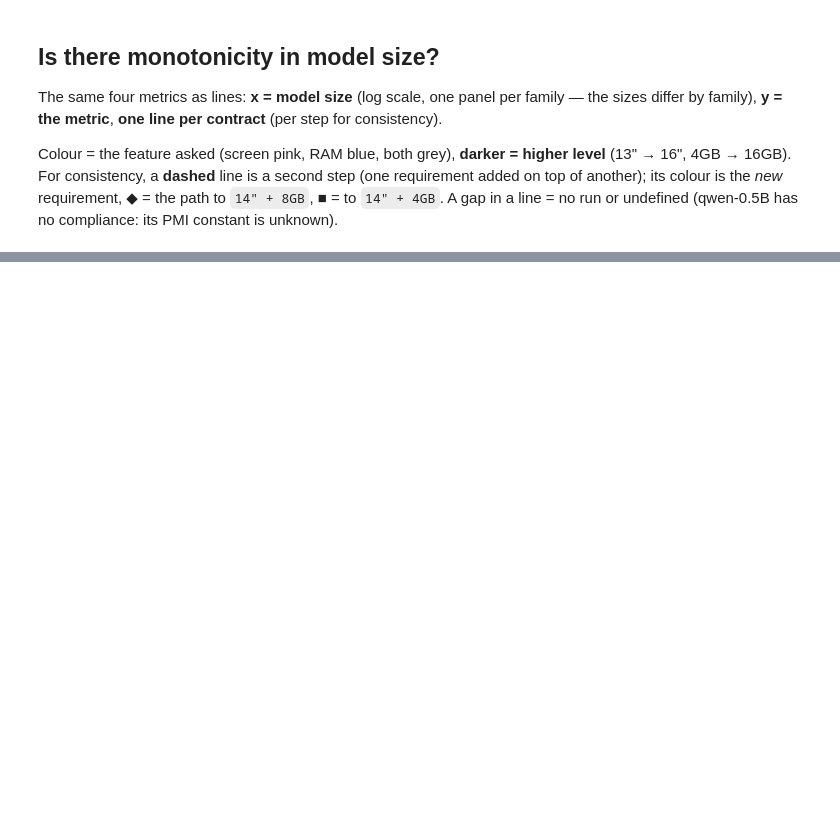
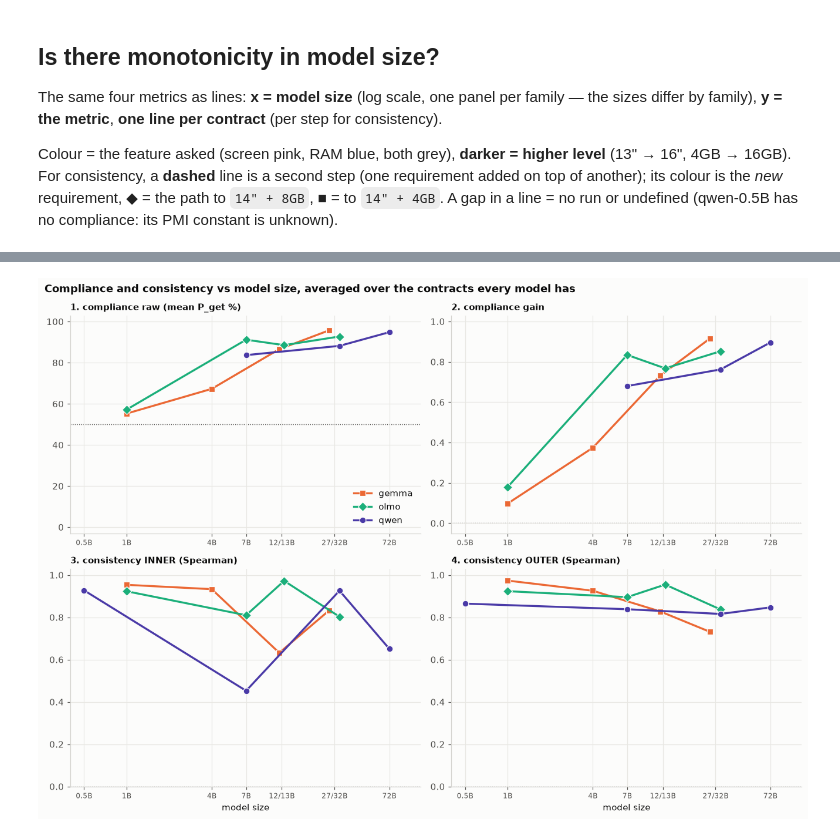
Before and after one commit to lotanamit5/WhatDoLLMsWant, a Jupyter notebook: Notebooks/compliance_consistency_metrics.ipynb, the cells around one changed output, grey strips where cells are left out. Drawn from its saved outputs; the diff is of its cells as text; code cells hidden in the pictures; blank space fills up the shorter version.

```diff
--- a/Notebooks/compliance_consistency_metrics.ipynb
+++ b/Notebooks/compliance_consistency_metrics.ipynb
@@ -409,0 +418,37 @@ lines(CONS, "step", STEP_COLS, "outer", (-1.05, 1.05), 0, "Spearman", "Metric 4
+# %%
+COMMON_CON = ['14"', "8GB", '14" + 8GB']
+COMMON_STEP = ['default → 14"', "default → 8GB", '14" → 14" + 8GB', '8GB → 14" + 8GB']
+FAM_COL = {"qwen": "#4a3aa7", "gemma": "#eb6834", "olmo": "#1baf7a"}
+FAM_MK = {"qwen": "o", "gemma": "s", "olmo": "D"}
+AVG_PANELS = [(COMP, "contract", COMMON_CON, "raw", "1. compliance raw (mean P_get %)", (-3, 103), 50),
+              (COMP, "contract", COMMON_CON, "gain", "2. compliance gain", (-0.05, 1.03), 0),
+              (CONS, "step", COMMON_STEP, "inner", "3. consistency INNER (Spearman)", (0, 1.03), 0),
+              (CONS, "step", COMMON_STEP, "outer", "4. consistency OUTER (Spearman)", (0, 1.03), 0)]
+
+fig, axes = plt.subplots(2, 2, figsize=(12, 8.5))
+for ax, (df, key, cols, val, title, ylim, ref) in zip(axes.flat, AVG_PANELS):
+    sub = df[df[key].isin(cols)].copy()
+    sub["family"] = sub.model.str.split("-").str[0]
+    sub["size"] = sub.model.str.split("-").str[1].str[:-1].astype(float)
+    ax.grid(True, color="#e8e7e3")
+    ax.axhline(ref, color=INK_MUTED, lw=0.9, ls=":", zorder=1)
+    for fam, g in sub.groupby("family"):
+        mean = g.groupby("size")[val].mean()                     # NaN-skipping mean over the common set
+        ax.plot(mean.index, mean.values, marker=FAM_MK[fam], color=FAM_COL[fam], lw=2.2, ms=7, label=fam,
+                markeredgecolor=SURFACE, markeredgewidth=0.8, zorder=3)
+    ax.set_xscale("log")
+    ax.set_xticks([0.5, 1, 4, 7, 12.5, 29.5, 72], ["0.5B", "1B", "4B", "7B", "12/13B", "27/32B", "72B"], fontsize=8)
+    ax.minorticks_off()
+    ax.set_xlim(0.4, 120)
+    ax.set_ylim(*ylim)
+    ax.set_title(title, loc="left", fontweight="bold", fontsize=10)
+for ax in axes[1]:
+    ax.set_xlabel("model size")
+axes[0, 0].legend(frameon=False, loc="lower right")
+fig.suptitle("Compliance and consistency vs model size, averaged over the contracts every model has",
+             x=0.01, ha="left", fontweight="bold")
+fig.tight_layout()
+fig.savefig(os.path.join(FIGDIR, "A1_metrics_avg_by_family.png"), facecolor=SURFACE)
+plt.show()
+# %% [output]
+[figure, added]
```
Also changed, not shown: parts of 8 cells of this notebook, 30 other files.
